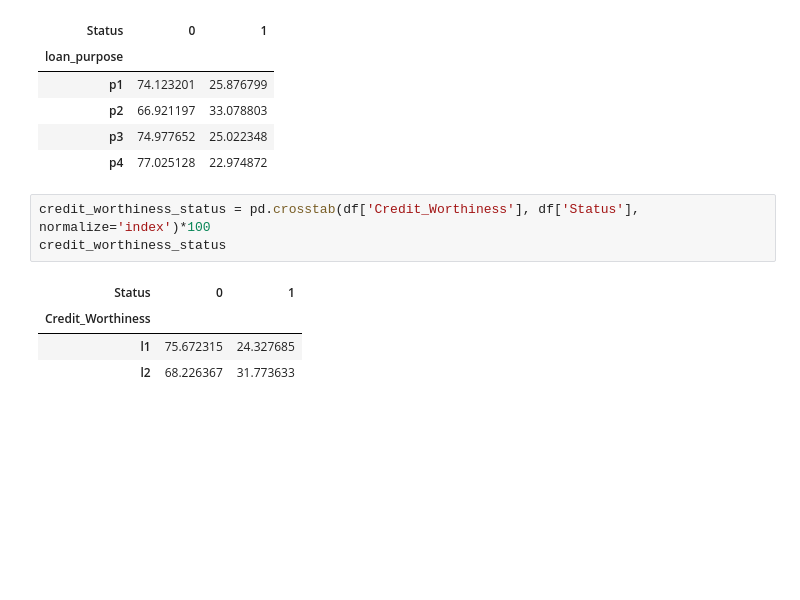
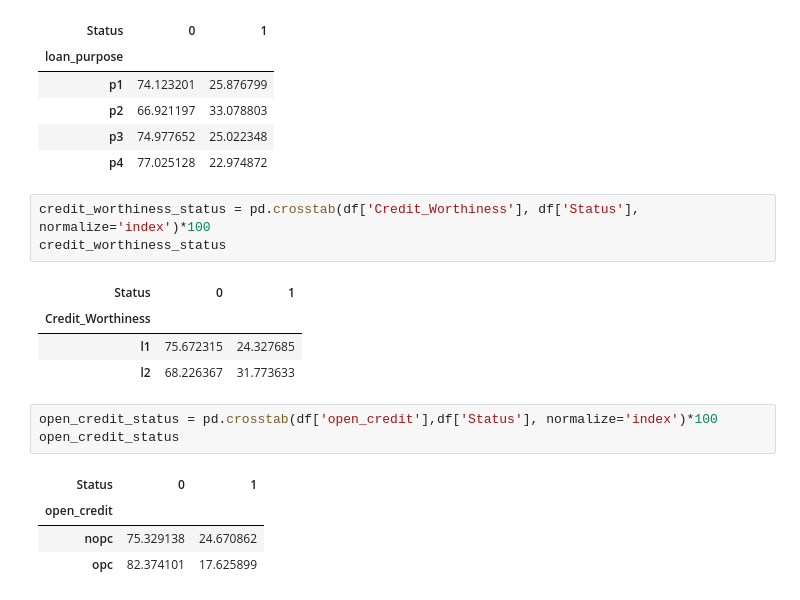
Before and after one commit to YASH280626/loan-default-prediction, a Jupyter notebook: analysis.ipynb, the cells around one changed output. Cells and saved outputs as stored; diff of their text form; blank space fills up the shorter version.

Commit message:
Investigated Open_Credit against Default Status

```diff
--- a/analysis.ipynb
+++ b/analysis.ipynb
@@ -519,3 +519,11 @@ credit_worthiness_status
 | Credit_Worthiness |  |  |
 | l1 | 75.672315 | 24.327685 |
 | l2 | 68.226367 | 31.773633 |
+# %%
+open_credit_status = pd.crosstab(df['open_credit'],df['Status'], normalize='index')*100
+open_credit_status
+# %% [output]
+| Status | 0 | 1 |
+| open_credit |  |  |
+| nopc | 75.329138 | 24.670862 |
+| opc | 82.374101 | 17.625899 |
```
